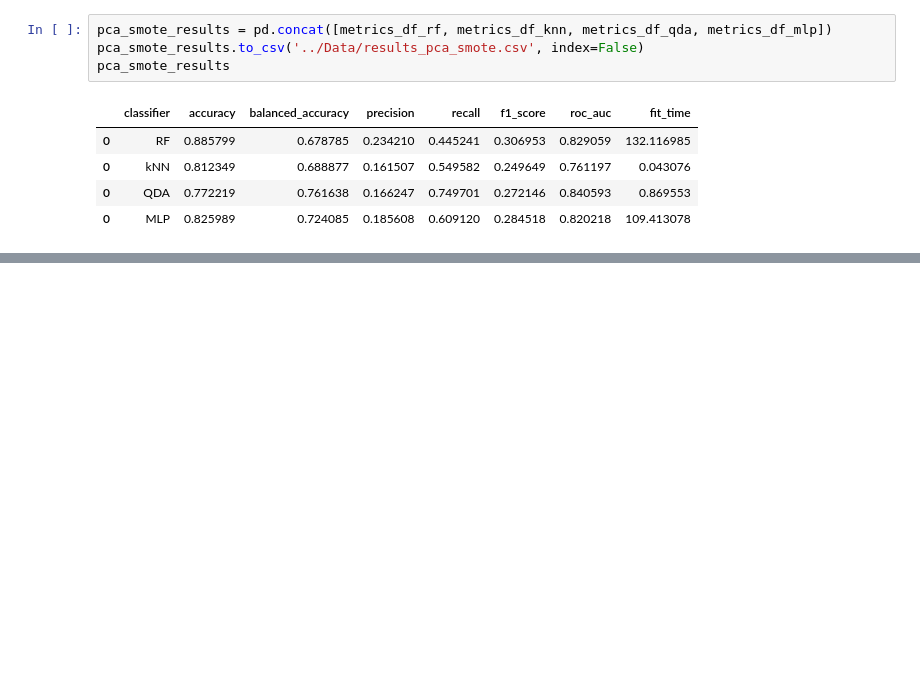
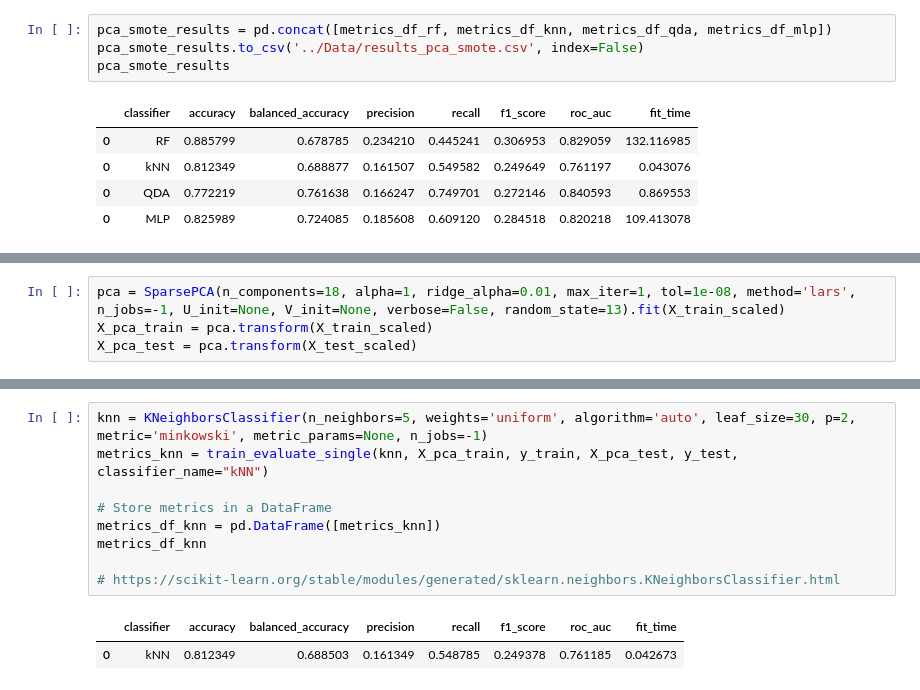
Before and after one commit to LazarosPan/Heart-Disease, a Jupyter notebook: Code/ml_pca_oversampled.ipynb, the cells around one changed output, grey strips where cells are left out. Cells and saved outputs as stored; diff of their text form; blank space fills up the shorter version.

Commit message:
pending to fix other pca methods or remove them if they dont change the results

```diff
--- a/Code/ml_pca_oversampled.ipynb
+++ b/Code/ml_pca_oversampled.ipynb
@@ -161,0 +166,4 @@ pca_smote_results
+# %%
+pca = SparsePCA(n_components=18, alpha=1, ridge_alpha=0.01, max_iter=1, tol=1e-08, method='lars', n_jobs=-1, U_init=None, V_init=None, verbose=False, random_state=13).fit(X_train_scaled)
+X_pca_train = pca.transform(X_train_scaled)
+X_pca_test = pca.transform(X_test_scaled)
@@ -161,0 +177,12 @@ pca_smote_results
+# %%
+knn = KNeighborsClassifier(n_neighbors=5, weights='uniform', algorithm='auto', leaf_size=30, p=2, metric='minkowski', metric_params=None, n_jobs=-1)
+metrics_knn = train_evaluate_single(knn, X_pca_train, y_train, X_pca_test, y_test, classifier_name="kNN")
+
+# Store metrics in a DataFrame
+metrics_df_knn = pd.DataFrame([metrics_knn])
+metrics_df_knn
+
+# https://scikit-learn.org/stable/modules/generated/sklearn.neighbors.KNeighborsClassifier.html
+# %% [output]
+|  | classifier | accuracy | balanced_accuracy | precision | recall | f1_score | roc_auc | fit_time |
+| 0 | kNN | 0.812349 | 0.688503 | 0.161349 | 0.548785 | 0.249378 | 0.761185 | 0.042673 |
```
Also changed, not shown: parts of 11 cells of this notebook.
